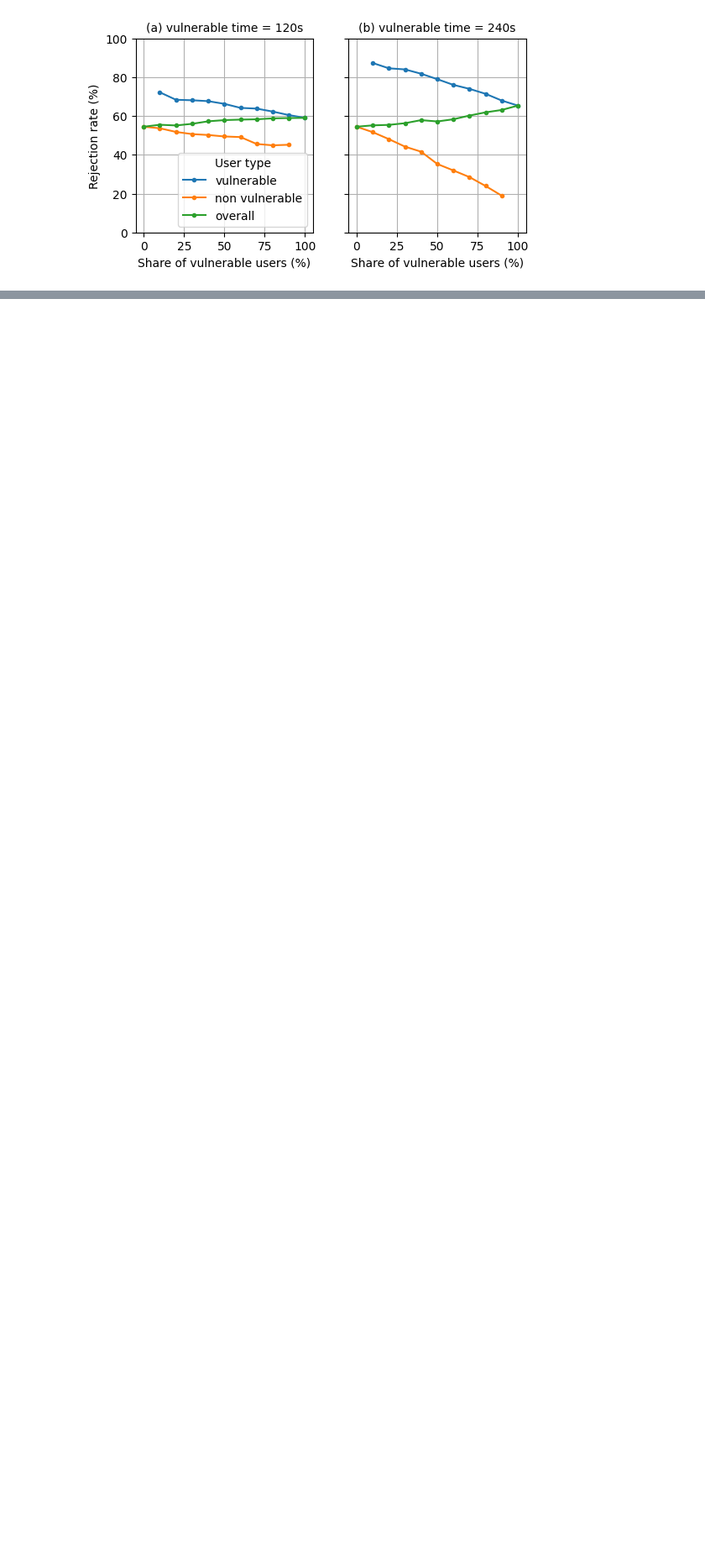
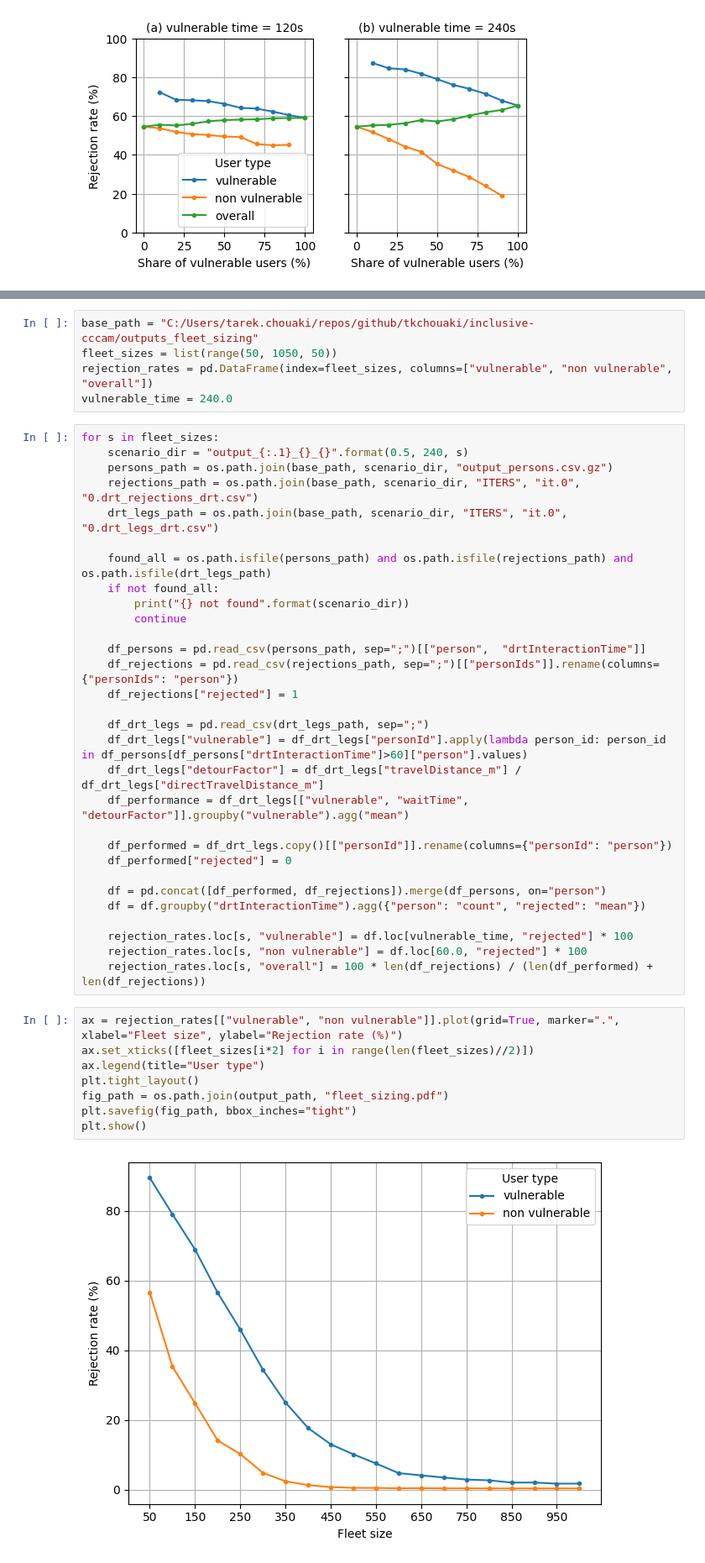
Before and after one commit to tkchouaki/inclusive-ccam, a Jupyter notebook: Analysis.ipynb, the cells around one changed output, grey strips where cells are left out. Shown: that part at 84% size. Saved outputs shown, nothing was run; the diff lists cells and outputs as text; blank space fills up the shorter version.

```diff
--- a/Analysis.ipynb
+++ b/Analysis.ipynb
@@ -151,3 +151,48 @@ for t in times:
 plt.show()
 # %% [output]
 [figure]
+# %%
+base_path = "C:/Users/tarek.chouaki/repos/github/tkchouaki/inclusive-cccam/outputs_fleet_sizing"
+fleet_sizes = list(range(50, 1050, 50))
+rejection_rates = pd.DataFrame(index=fleet_sizes, columns=["vulnerable", "non vulnerable", "overall"])
+vulnerable_time = 240.0
+# %%
+for s in fleet_sizes:
+    scenario_dir = "output_{:.1}_{}_{}".format(0.5, 240, s)
+    persons_path = os.path.join(base_path, scenario_dir, "output_persons.csv.gz")
+    rejections_path = os.path.join(base_path, scenario_dir, "ITERS", "it.0", "0.drt_rejections_drt.csv")
+    drt_legs_path = os.path.join(base_path, scenario_dir, "ITERS", "it.0", "0.drt_legs_drt.csv")
+
+    found_all = os.path.isfile(persons_path) and os.path.isfile(rejections_path) and os.path.isfile(drt_legs_path)
+    if not found_all:
+        print("{} not found".format(scenario_dir))
+        continue
+
+    df_persons = pd.read_csv(persons_path, sep=";")[["person",  "drtInteractionTime"]]
+    df_rejections = pd.read_csv(rejections_path, sep=";")[["personIds"]].rename(columns={"personIds": "person"})
+    df_rejections["rejected"] = 1
+
+    df_drt_legs = pd.read_csv(drt_legs_path, sep=";")
+    df_drt_legs["vulnerable"] = df_drt_legs["personId"].apply(lambda person_id: person_id in df_persons[df_persons["drtInteractionTime"]>60]["person"].values)
+    df_drt_legs["detourFactor"] = df_drt_legs["travelDistance_m"] / df_drt_legs["directTravelDistance_m"]
+    df_performance = df_drt_legs[["vulnerable", "waitTime", "detourFactor"]].groupby("vulnerable").agg("mean")
+
+    df_performed = df_drt_legs.copy()[["personId"]].rename(columns={"personId": "person"})
+    df_performed["rejected"] = 0
+
+    df = pd.concat([df_performed, df_rejections]).merge(df_persons, on="person")
+    df = df.groupby("drtInteractionTime").agg({"person": "count", "rejected": "mean"})
+
+    rejection_rates.loc[s, "vulnerable"] = df.loc[vulnerable_time, "rejected"] * 100
+    rejection_rates.loc[s, "non vulnerable"] = df.loc[60.0, "rejected"] * 100
+    rejection_rates.loc[s, "overall"] = 100 * len(df_rejections) / (len(df_performed) + len(df_rejections))
+# %%
+ax = rejection_rates[["vulnerable", "non vulnerable"]].plot(grid=True, marker=".", xlabel="Fleet size", ylabel="Rejection rate (%)")
+ax.set_xticks([fleet_sizes[i*2] for i in range(len(fleet_sizes)//2)])
+ax.legend(title="User type")
+plt.tight_layout()
+fig_path = os.path.join(output_path, "fleet_sizing.pdf")
+plt.savefig(fig_path, bbox_inches="tight")
+plt.show()
+# %% [output]
+[figure, added]
```
Also changed, not shown: parts of 1 cell of this notebook.
